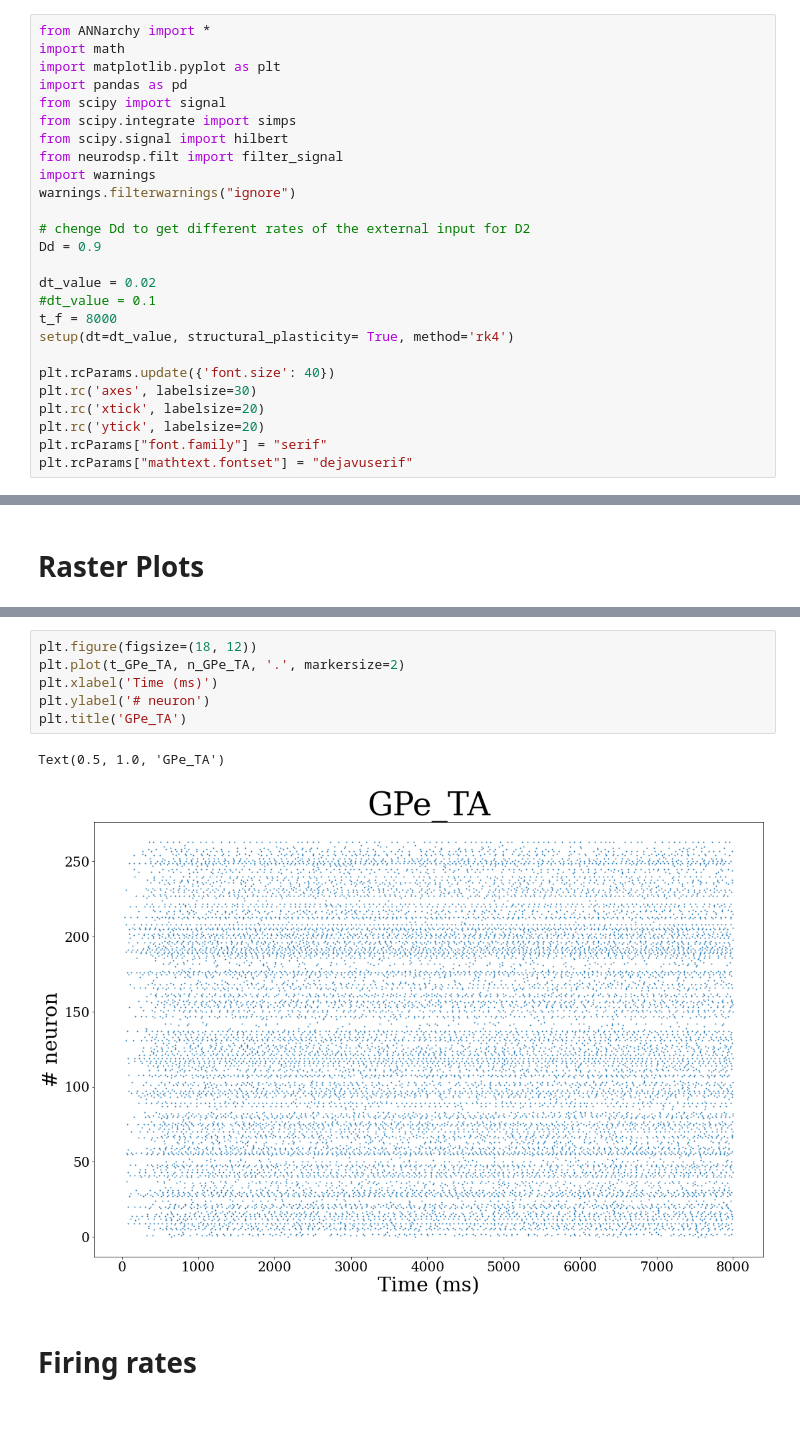
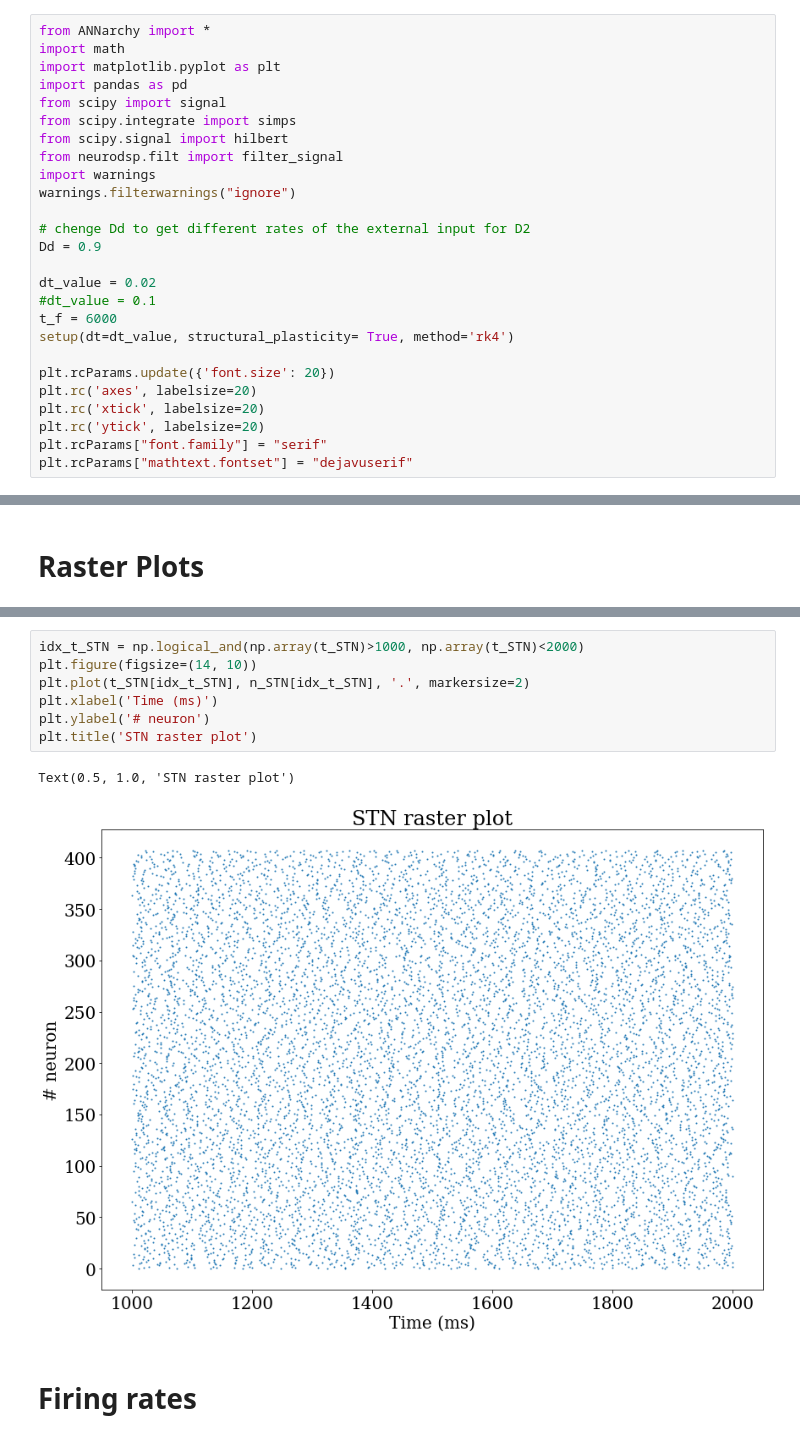
Before and after one commit to CNELab/Gamma-Oscillations-Basal-Ganglia, a Jupyter notebook: BG_Network/BG_Network.ipynb, the cells around one changed output, grey strips where cells are left out. Drawn from its saved outputs; the diff is of its cells as text.

```diff
--- a/BG_Network/BG_Network.ipynb
+++ b/BG_Network/BG_Network.ipynb
@@ -17,11 +17,11 @@ Dd = 0.9
 
 dt_value = 0.02
 #dt_value = 0.1
-t_f = 8000
+t_f = 6000
 setup(dt=dt_value, structural_plasticity= True, method='rk4')
 
-plt.rcParams.update({'font.size': 40})
-plt.rc('axes', labelsize=30)
+plt.rcParams.update({'font.size': 20})
+plt.rc('axes', labelsize=20)
 plt.rc('xtick', labelsize=20)
 plt.rc('ytick', labelsize=20)
 plt.rcParams["font.family"] = "serif"
@@ -495,12 +430,13 @@ t_SNR, n_SNR = m_SNR.raster_plot(data_SNR)
 # %%
-plt.figure(figsize=(18, 12))
-plt.plot(t_GPe_TA, n_GPe_TA, '.', markersize=2)
+idx_t_STN = np.logical_and(np.array(t_STN)>1000, np.array(t_STN)<2000)
+plt.figure(figsize=(14, 10))
+plt.plot(t_STN[idx_t_STN], n_STN[idx_t_STN], '.', markersize=2)
 plt.xlabel('Time (ms)')
 plt.ylabel('# neuron')
-plt.title('GPe_TA')
+plt.title('STN raster plot')
 # %% [output]
-Text(0.5, 1.0, 'GPe_TA')
+Text(0.5, 1.0, 'STN raster plot')
-[figure, old version]
+[figure, new version]
 # %% [markdown]
 # Firing rates
 # %%
```
Also changed, not shown: parts of 17 cells of this notebook.
